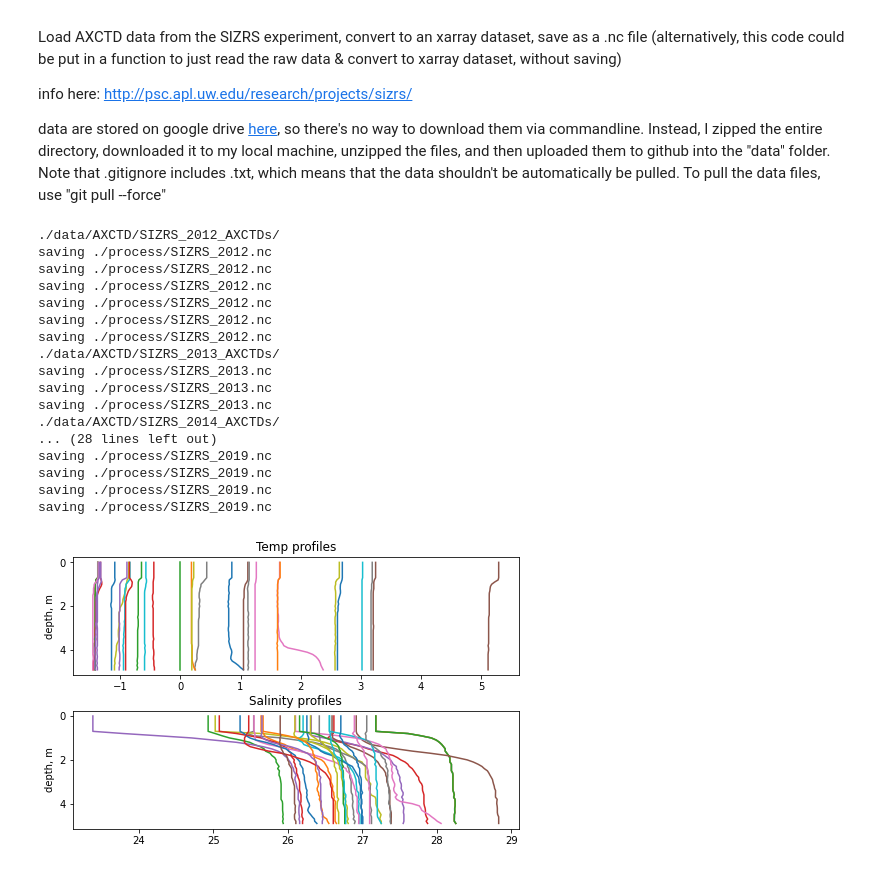
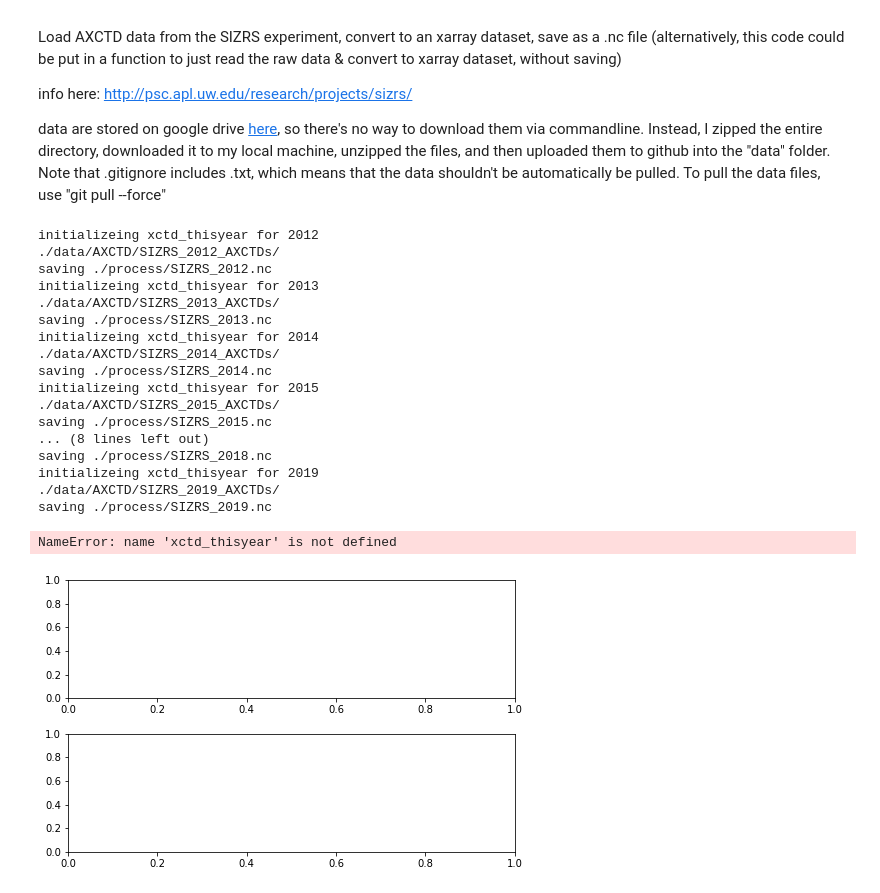
Before and after one commit to NASA-SASSIE/collocation, a Jupyter notebook: read_SIZRS_data.ipynb, the cells around one changed output. Cells and saved outputs as stored; diff of their text form; code cells hidden in the pictures.

```diff
--- a/read_SIZRS_data.ipynb
+++ b/read_SIZRS_data.ipynb
@@ -49,24 +49,20 @@ zgrid = np.arange(0,5,0.1) # vertical grid for the first-look
 # years from 2012 to 2019 and months 6-10 are typically available
 years = range(2012,2020)
 
-# set up figure
-# fig, axes = plt.figure(figsize=(16,8), subplots=(9,2))
-
-
-# loop through years
 for year in years:
     # initialize output array - one per year
+    print(f'initializeing xctd_thisyear for {year}')
     xctd_thisyear = xr.Dataset(coords={'z':zgrid, 't':time})
     # this year's data directory
     thisdir = f'{sizrsdir}SIZRS_{year}_AXCTDs/'
     print(thisdir)
     # months in this year
     monthdirs = sorted(glob.glob(thisdir + '*AXCTDs_*'))
+    mcnt = 0
     for monthdir in monthdirs:
+        mcnt+=1
         file_list = sorted(glob.glob(monthdir +  '*/AXCTD*.txt'))
-        cnt = 0 # count
         for filename in file_list:
-            cnt+=1
             # load, skip the header, and close
             # print(filename)
             f = open(filename,'r')
@@ -91,62 +87,62 @@ for year in years:
             # load data into a pandas dataframe:
             df = pd.read_csv(filename, sep='\s+', skiprows=15, names=["Depth", "Pres", "Temp", "Cond", "Salinity", "Sigma"])
 
-            # if this is the first file in the month, initialize the xr dataset and add time
-
-            if cnt==1:
-                xctd_thismonth = xr.Dataset(coords={'z':zgrid, 't':time})
-
             # interpolate each variable to zgrid and store in the xarray dataset:
             # add data to the new xarray dataset this_xctd
             this_xctd = xr.Dataset(coords={'z':zgrid, 't':time, 'x':lon, 'y':lat})
             for vbl in vbls:
                 this_xctd[vbl] = xr.DataArray(data=np.interp(zgrid, df['Depth'], df[vbl]), dims=['z'])
 
 
-            # concatenate files
+            # if this is the first file in the year, initialize the xr dataset and add time
+            if mcnt==1:
+                xctd_thisyear = xr.Dataset(coords={'z':zgrid, 't':time})
+
+             # concatenate files
             xctd_thisyear = xr.concat([xctd_thisyear, this_xctd], dim='t')
-            xctd_thismonth = xr.concat([xctd_thismonth, this_xctd], dim='t')
 
-        # at the end of each year, save to netcdf
-        SIZRS = xctd_thisyear.copy() # copy to a new dataset
-        SIZRS = SIZRS.sel(z=z_extract) # extract one depth (surface)
-        SIZRS = SIZRS.sortby('t')  # make sure times are sorted
-        # rename variables
-        for vi in range(len(vbls)):
-            SIZRS = SIZRS.rename_vars({vbls[vi]:vbls_save[vi]})
+            # print(f'adding thisctd to xctd_thisyear for {year}')
+    # at the end of each year, save to netcdf
+    SIZRS = xctd_thisyear.copy() # copy to a new dataset
+    SIZRS = SIZRS.sel(z=z_extract) # extract one depth (surface)
+    SIZRS = SIZRS.sortby('t')  # make sure times are sorted
+    # rename variables
+    for vi in range(len(vbls)):
+        SIZRS = SIZRS.rename_vars({vbls[vi]:vbls_save[vi]})
 
-        filename_out = f'{savedir}SIZRS_{np.datetime_as_string(time, unit="Y")}.nc'
-        print('saving ' + filename_out)
-        SIZRS.to_netcdf(filename_out)
-
-
+    filename_out = f'{savedir}SIZRS_{np.datetime_as_string(time, unit="Y")}.nc'
+    print(f'saving {filename_out}')
+    SIZRS.to_netcdf(filename_out)
+    # print(f'deleting xctd_thisyear for {year}')
+    del(xctd_thisyear)
 
 # at the end of the last year, plot profiles
 fig, axs = plt.subplots(2, 1, figsize=(8,5))
 fig.subplots_adjust(hspace=0.3)
 
 for vi in [0,1]:
     axx = axs[vi]
     axx.plot(np.transpose(xctd_thisyear[vbls[vi]].data), xctd_thisyear.z.data)
     axx.invert_yaxis()
     axx.set_title(f'{vbls[vi]} profiles')
     axx.set_ylabel('depth, m')
 # %% [output]
+initializeing xctd_thisyear for 2012
 ./data/AXCTD/SIZRS_2012_AXCTDs/
 saving ./process/SIZRS_2012.nc
-saving ./process/SIZRS_2012.nc
-saving ./process/SIZRS_2012.nc
-saving ./process/SIZRS_2012.nc
-saving ./process/SIZRS_2012.nc
-saving ./process/SIZRS_2012.nc
+initializeing xctd_thisyear for 2013
 ./data/AXCTD/SIZRS_2013_AXCTDs/
 saving ./process/SIZRS_2013.nc
-saving ./process/SIZRS_2013.nc
-saving ./process/SIZRS_2013.nc
+initializeing xctd_thisyear for 2014
 ./data/AXCTD/SIZRS_2014_AXCTDs/
-... (28 lines left out)
+saving ./process/SIZRS_2014.nc
+initializeing xctd_thisyear for 2015
+./data/AXCTD/SIZRS_2015_AXCTDs/
+saving ./process/SIZRS_2015.nc
+... (8 lines left out)
+saving ./process/SIZRS_2018.nc
+initializeing xctd_thisyear for 2019
+./data/AXCTD/SIZRS_2019_AXCTDs/
 saving ./process/SIZRS_2019.nc
-saving ./process/SIZRS_2019.nc
-saving ./process/SIZRS_2019.nc
-saving ./process/SIZRS_2019.nc
+NameError: name 'xctd_thisyear' is not defined
-[figure, old version]
+[figure, new version]
```
Also changed, not shown: parts of 2 cells of this notebook, 8 other files.
